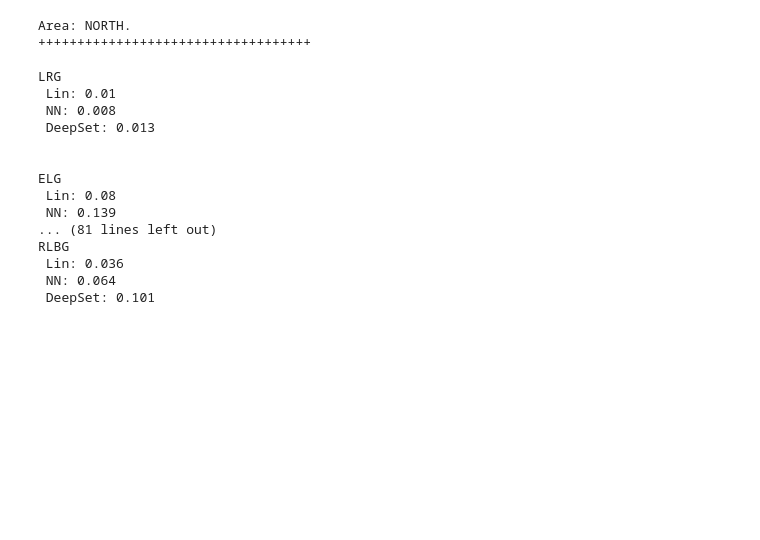
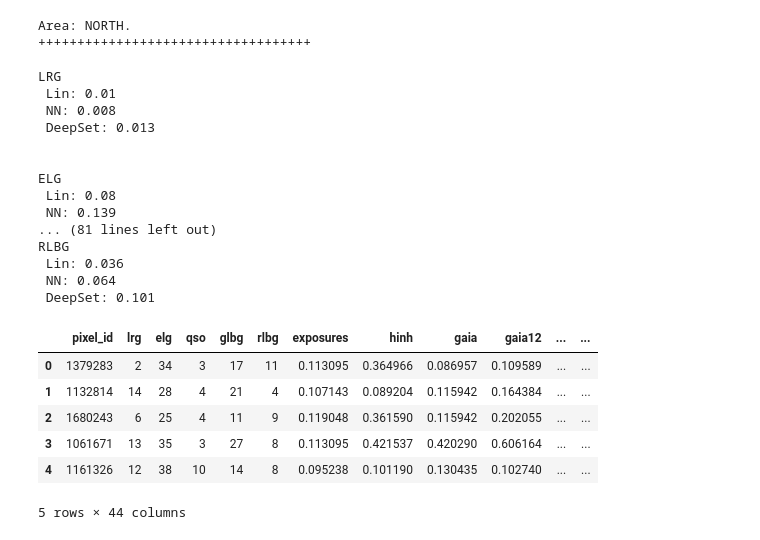
Before and after one commit to elleggert/astrostatistics, a Jupyter notebook: models/regression/paper_plots.ipynb, the cells around one changed output. Saved outputs shown, nothing was run; the diff lists cells and outputs as text; code cells hidden in the pictures; blank space fills up the shorter version.

```diff
--- a/models/regression/paper_plots.ipynb
+++ b/models/regression/paper_plots.ipynb
@@ -91,3 +80,13 @@ RLBG
  Lin: 0.036
  NN: 0.064
  DeepSet: 0.101
+# %%
+df_south.head()
+# %% [output]
+|  | pixel_id | lrg | elg | qso | glbg | rlbg | exposures | hinh | gaia | gaia12 | ... | ... |
+| 0 | 1379283 | 2 | 34 | 3 | 17 | 11 | 0.113095 | 0.364966 | 0.086957 | 0.109589 | ... | ... |
+| 1 | 1132814 | 14 | 28 | 4 | 21 | 4 | 0.107143 | 0.089204 | 0.115942 | 0.164384 | ... | ... |
+| 2 | 1680243 | 6 | 25 | 4 | 11 | 9 | 0.119048 | 0.361590 | 0.115942 | 0.202055 | ... | ... |
+| 3 | 1061671 | 13 | 35 | 3 | 27 | 8 | 0.113095 | 0.421537 | 0.420290 | 0.606164 | ... | ... |
+| 4 | 1161326 | 12 | 38 | 10 | 14 | 8 | 0.095238 | 0.101190 | 0.130435 | 0.102740 | ... | ... |
+5 rows × 44 columns
```
Also changed, not shown: parts of 5 cells of this notebook, 1 other file.
